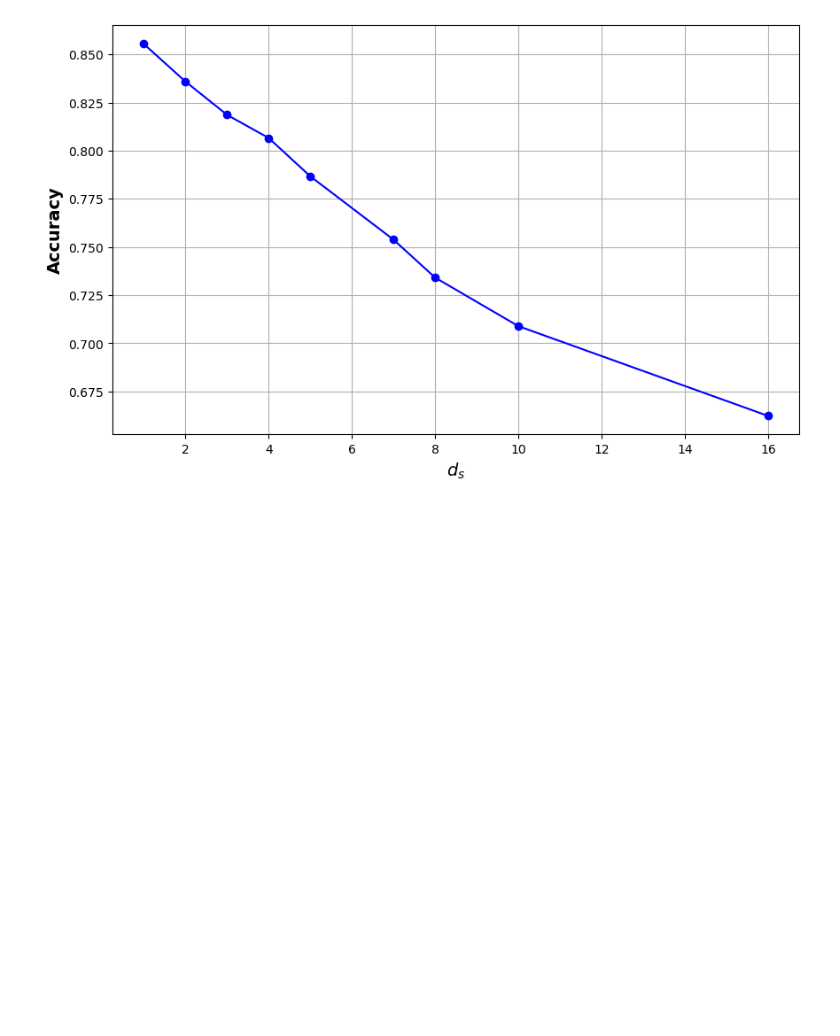
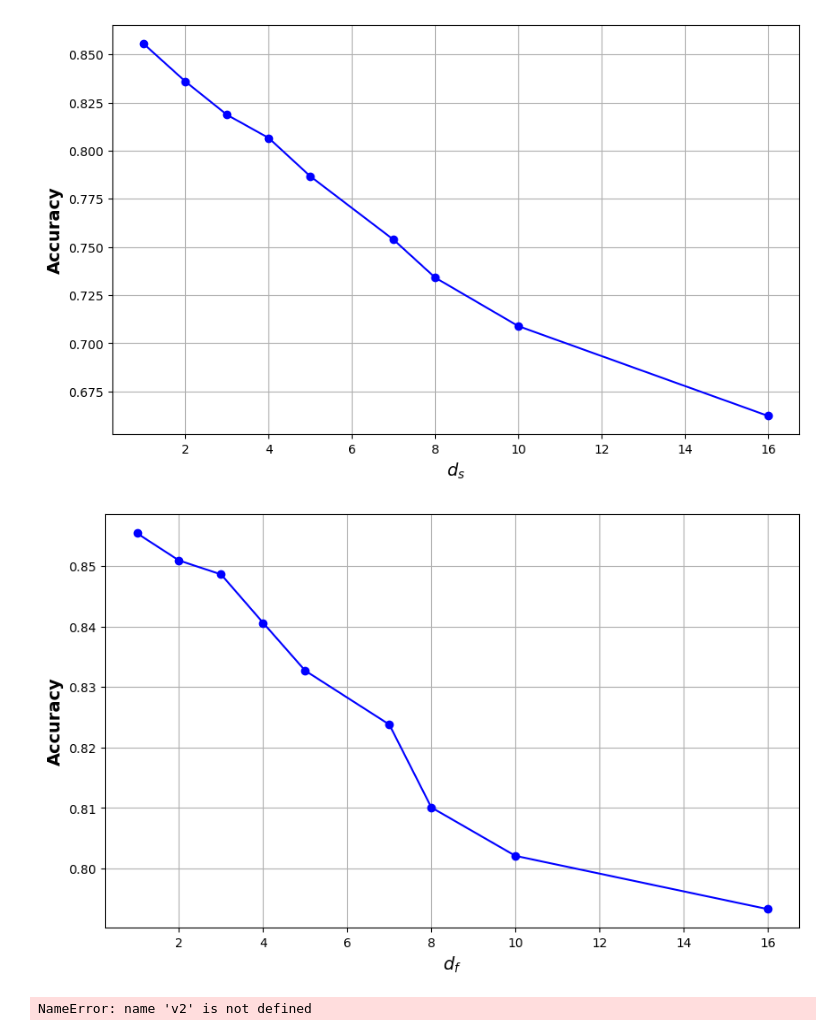
Before and after one commit to NetanelBlumenfeld/Radar-Sr-Classifer, a Jupyter notebook: python/gestures/notebooks/results.ipynb, the cells around one changed output. Drawn from its saved outputs; the diff is of its cells as text; code cells hidden in the pictures; blank space fills up the shorter version.

```diff
--- a/python/gestures/notebooks/results.ipynb
+++ b/python/gestures/notebooks/results.ipynb
@@ -200,3 +195,19 @@ plt.grid(True)
 plt.show()
 # %% [output]
 [figure]
+# %%
+import matplotlib.pyplot as plt
+
+x = [1, 2, 3, 4, 5, 7, 8, 10 ,16]
+y = [0.8954, 0.8909, 0.8886, 0.8806, 0.8727, 0.8638, 0.8501, 0.8421 ,0.8333]
+y1 = np.array(y) - 0.04
+
+plt.figure(figsize=(10, 6))
+plt.plot(x, y1, marker='o', linestyle='-', color='b')
+
+plt.xlabel("$d_f$", fontsize=14, fontweight="bold")
+plt.ylabel("Accuracy", fontsize=14, fontweight="bold")
+plt.grid(True)
+plt.show()
+# %% [output]
+[figure, added]
@@ -202,0 +223,27 @@ plt.show()
+# %%
+import matplotlib.pyplot as plt
+import numpy as np
+plt.rcdefaults()
+
+# Define the value of c
+c_values = [ 0 , 0.5, 1, 2, 4]
+
+# Create a grid of points
+x = np.linspace(-1, 1, 300)
+y = np.linspace(-1, 1, 300)
+X, Y = np.meshgrid(x, y)
+
+# Define the function
+# Z = X**2 + Y**2
+Z = v2(X,Y)
+
+# Plot the level sets
+plt.figure(figsize=(20, 12))
+cp = plt.contour(X, Y, Z, levels=c_values)
+plt.clabel(cp, inline=True, fontsize=10)
+plt.xlabel('x')
+plt.ylabel('y')
+plt.gca().set_aspect('equal', adjustable='box')
+plt.show()
+# %% [output]
+NameError: name 'v2' is not defined
```
Also changed, not shown: parts of 6 cells of this notebook, 11 other files.
